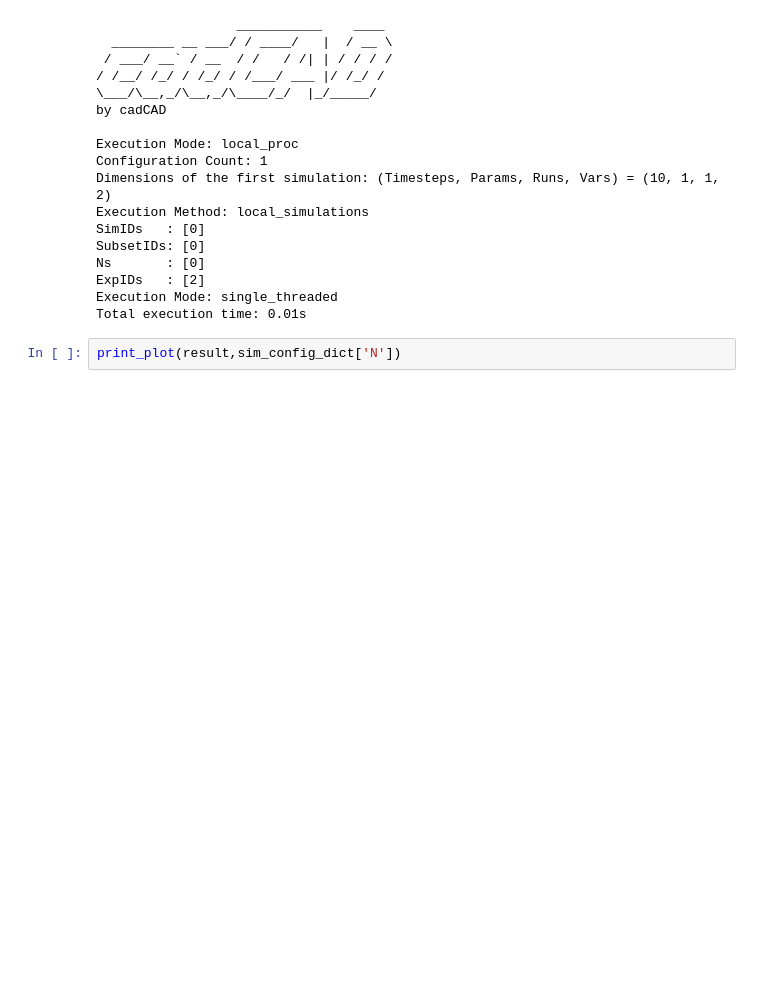
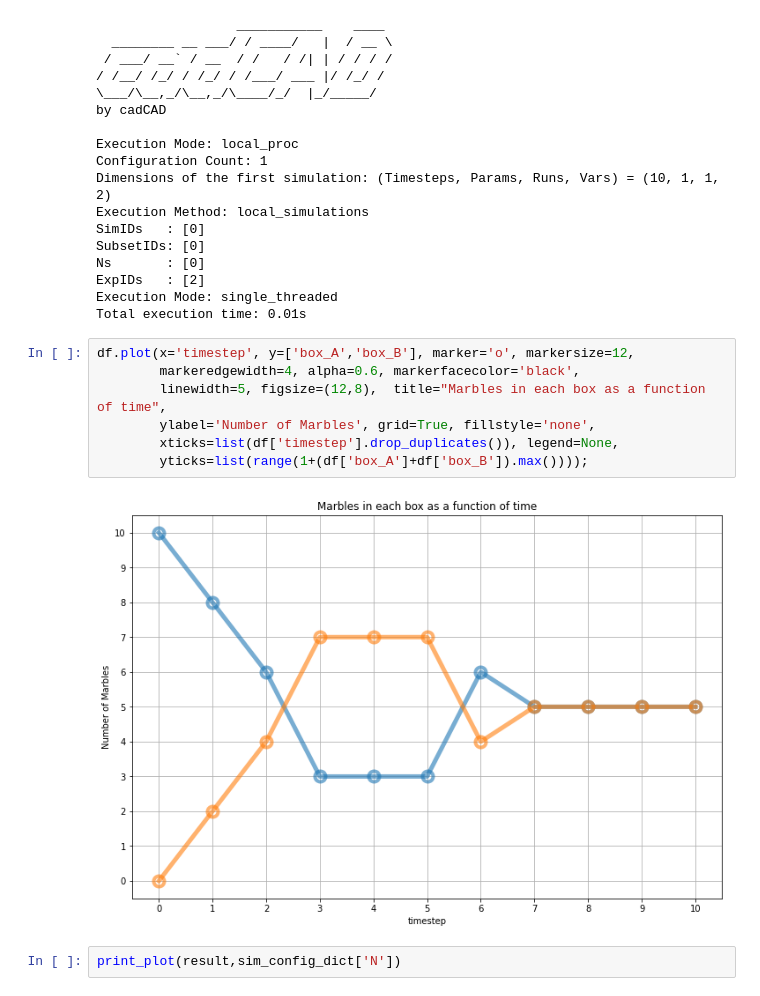
Before and after one commit to cadCAD-org/demos, a Jupyter notebook: tutorials/robots_and_marbles/robot-marbles-part-7/robot-marbles-part-7.ipynb, the cells around one changed output. Drawn from its saved outputs; the diff is of its cells as text; blank space fills up the shorter version.

```diff
--- a/tutorials/robots_and_marbles/robot-marbles-part-7/robot-marbles-part-7.ipynb
+++ b/tutorials/robots_and_marbles/robot-marbles-part-7/robot-marbles-part-7.ipynb
@@ -280,6 +282,15 @@ Ns       : [0]
 ExpIDs   : [2]
 Execution Mode: single_threaded
 Total execution time: 0.01s
+# %%
+df.plot(x='timestep', y=['box_A','box_B'], marker='o', markersize=12,
+        markeredgewidth=4, alpha=0.6, markerfacecolor='black',
+        linewidth=5, figsize=(12,8),  title="Marbles in each box as a function of time",
+        ylabel='Number of Marbles', grid=True, fillstyle='none',
+        xticks=list(df['timestep'].drop_duplicates()), legend=None,
+        yticks=list(range(1+(df['box_A']+df['box_B']).max())));
+# %% [output]
+[figure, added]
 # %%
 print_plot(result,sim_config_dict['N'])
 # %% [output]
```
Also changed, not shown: parts of 4 cells of this notebook.
